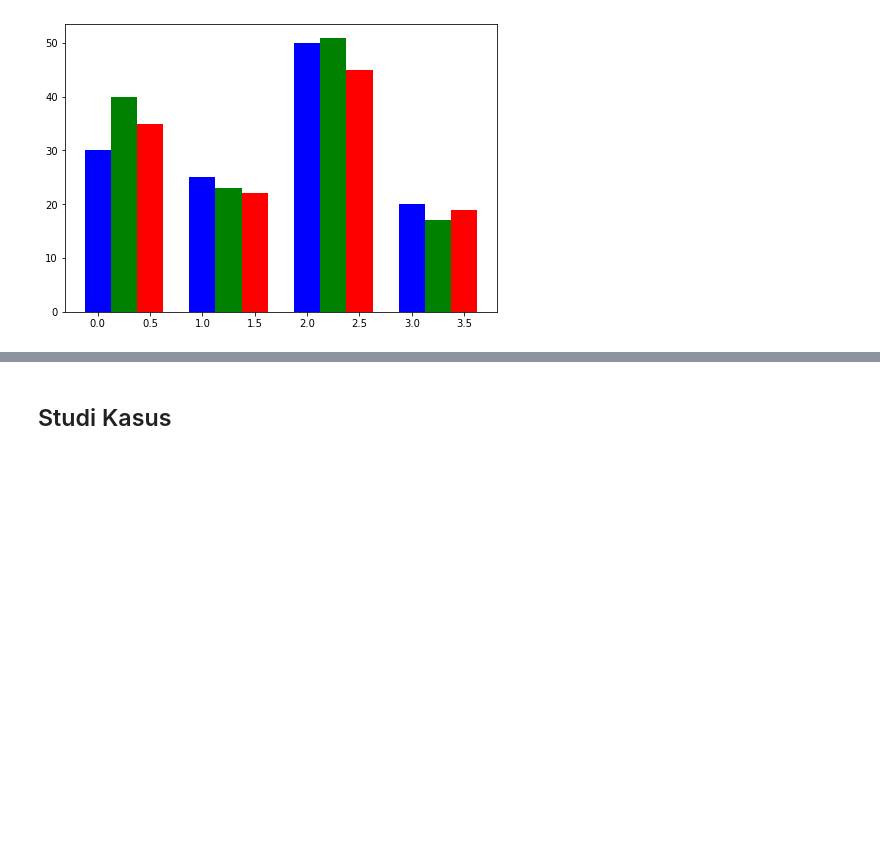
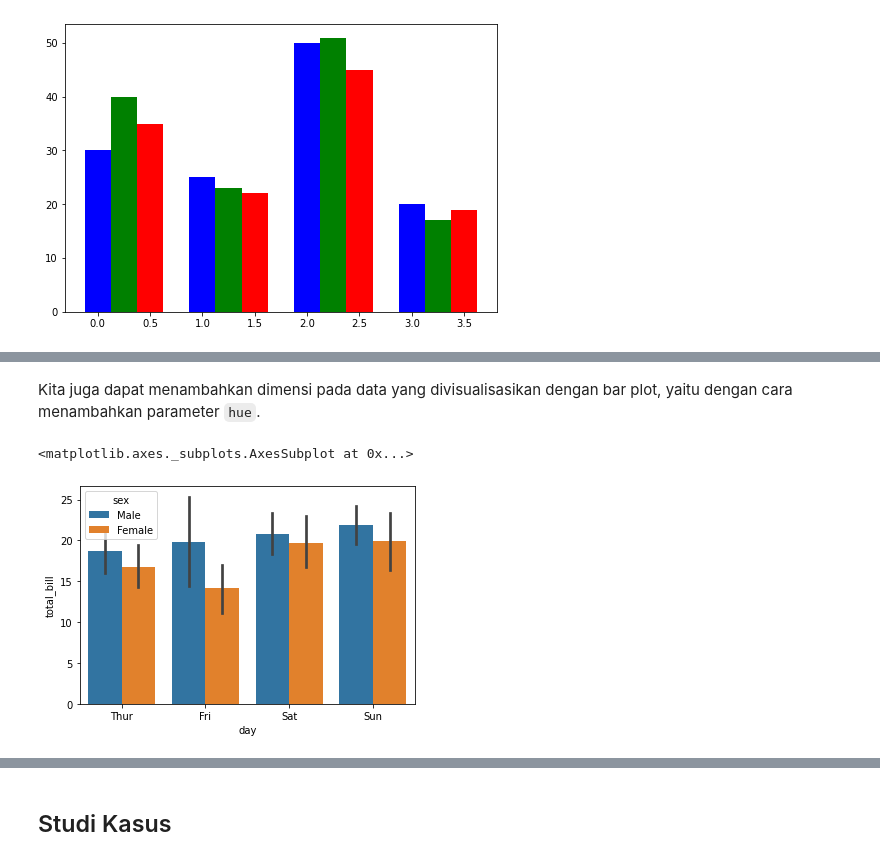
Before and after one commit to rudyhendrawn/data-course, a Jupyter notebook: data-visualization/Plot-Categorical.ipynb, the cells around one changed output, grey strips where cells are left out. Drawn from its saved outputs; the diff is of its cells as text; code cells hidden in the pictures; blank space fills up the shorter version.

```diff
--- a/data-visualization/Plot-Categorical.ipynb
+++ b/data-visualization/Plot-Categorical.ipynb
@@ -30,0 +52,7 @@ ax.bar(X+0.50, data[2], color='r', width=0.25)
+# %% [markdown]
+Kita juga dapat menambahkan dimensi pada data yang divisualisasikan dengan bar plot, yaitu dengan cara menambahkan parameter `hue`.
+# %%
+sns.barplot(x='day', y='total_bill', hue='sex', data=tips)
+# %% [output]
+<matplotlib.axes._subplots.AxesSubplot at 0x...>
+[figure, added]
```
Also changed, not shown: parts of 26 cells of this notebook, 1 other file.
